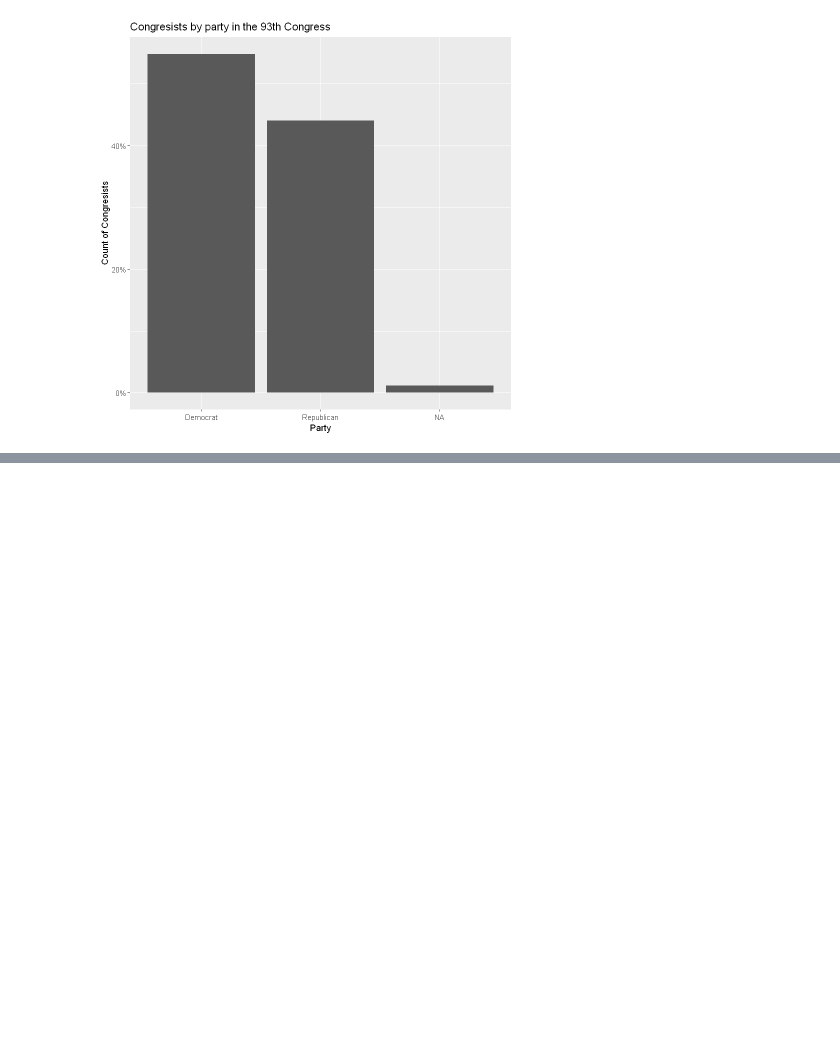
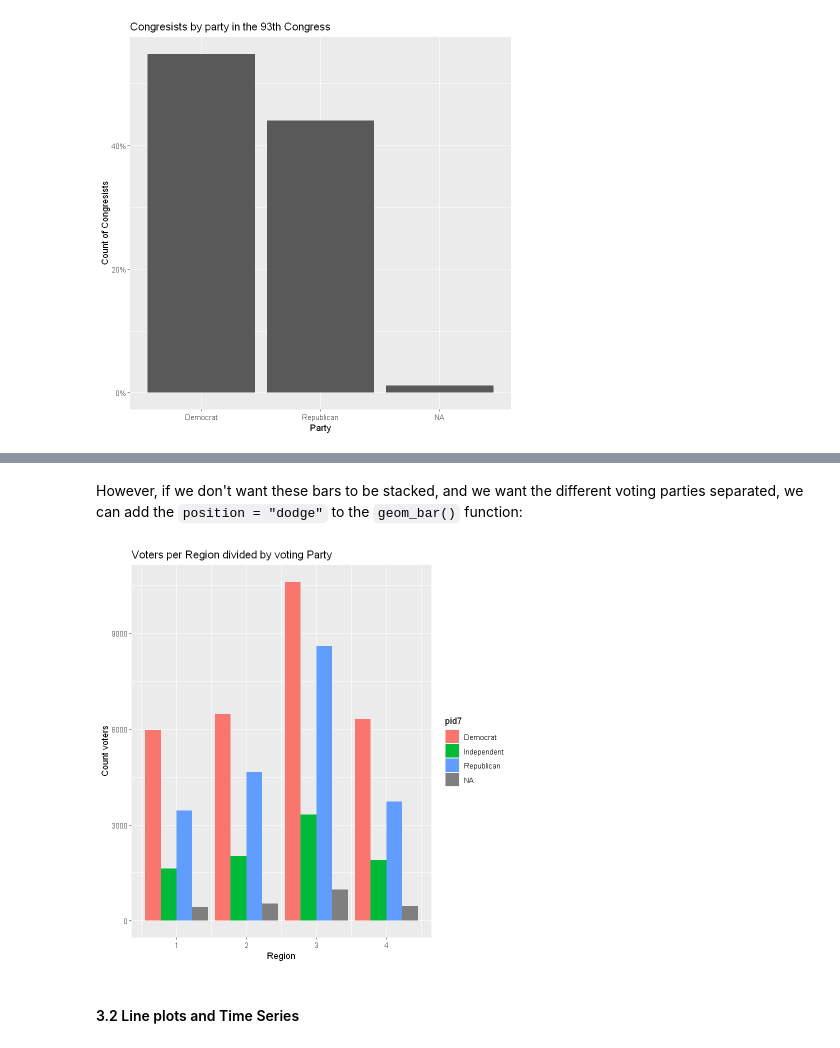
Before and after one commit to ignacioaristimuno/Courses, a Jupyter notebook: R/Data Visualization and Dashboarding with R/2. Data visualization in R with ggplot2.ipynb, the cells around one changed output, grey strips where cells are left out. Saved outputs shown, nothing was run; the diff lists cells and outputs as text; code cells hidden in the pictures; blank space fills up the shorter version.

```diff
--- a/R/Data Visualization and Dashboarding with R/2. Data visualization in R with ggplot2.ipynb
+++ b/R/Data Visualization and Dashboarding with R/2. Data visualization in R with ggplot2.ipynb
@@ -424,0 +447,11 @@ df %>%
+# %% [markdown]
+However, if we don't want these bars to be stacked, and we want the different voting parties separated, we can add the `position = "dodge"` to the `geom_bar()` function:
+# %%
+ggplot(cces, aes(x = region, fill = pid7)) +
+    geom_bar(position = "dodge") +
+    labs(x = 'Region', y = 'Count voters',
+         title = 'Voters per Region divided by voting Party')
+# %% [output]
+[figure, added]
+# %% [markdown]
+#### 3.2 Line plots and Time Series
```
Also changed, not shown: parts of 37 cells of this notebook.
